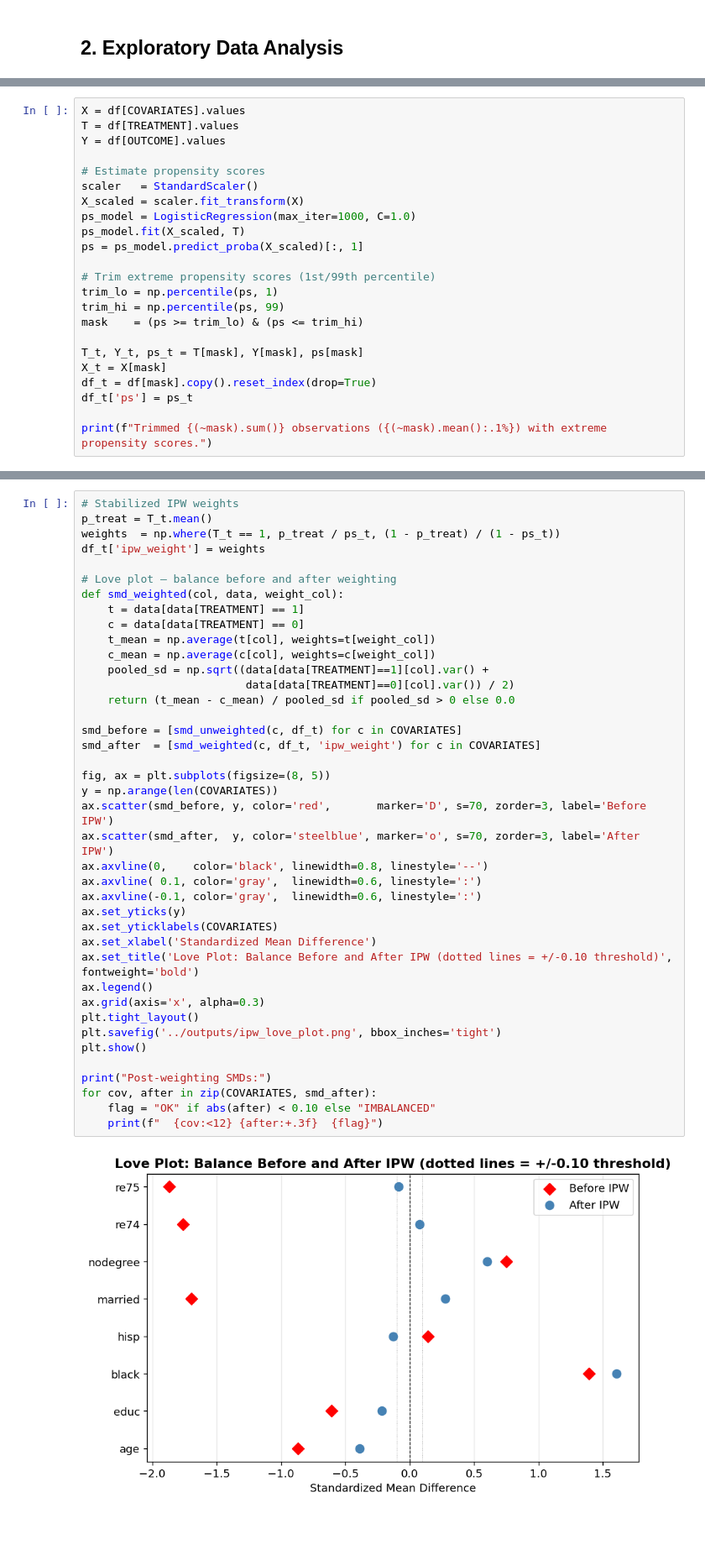
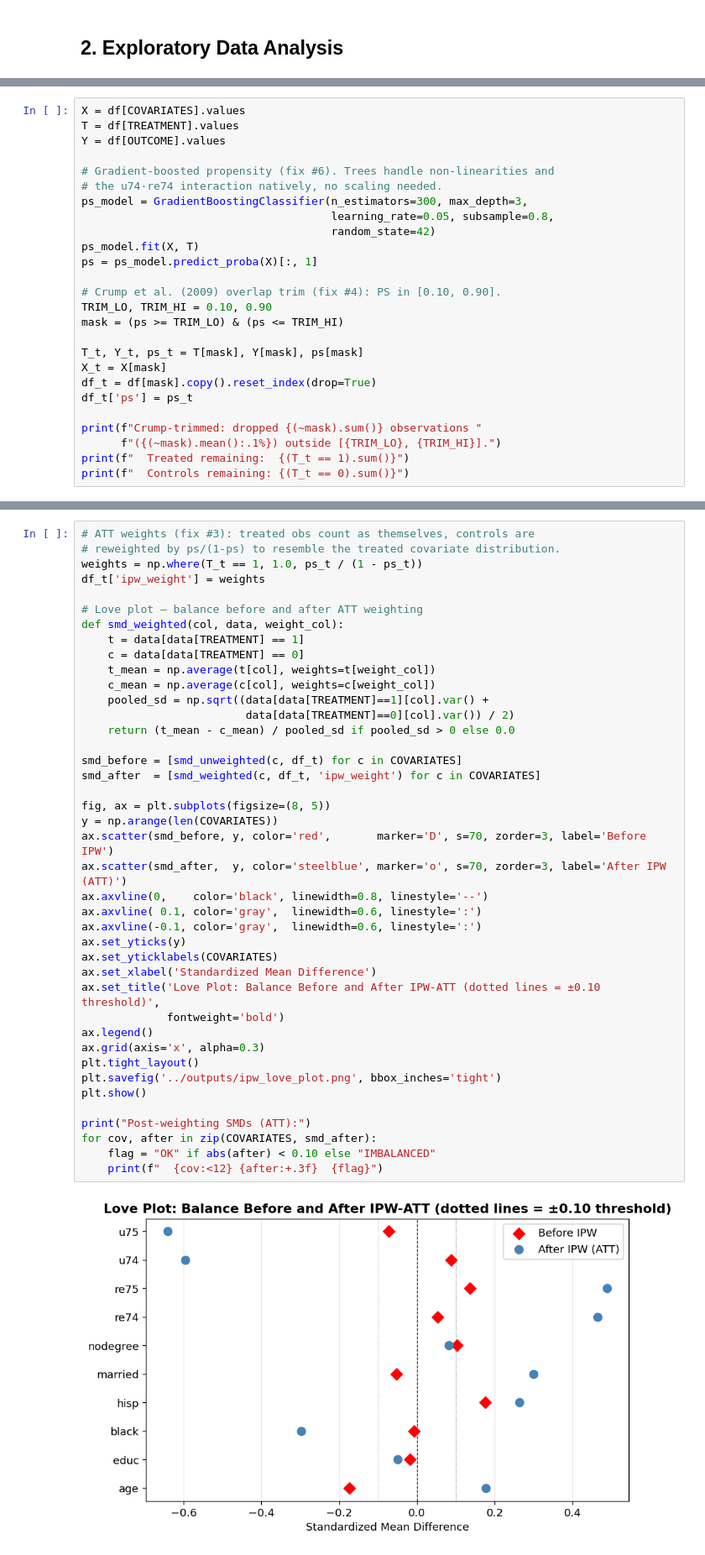
Before and after one commit to jeongyoonlee/lalonde_causal_inference_repo, a Jupyter notebook: notebooks/lalonde_causal_analysis.ipynb, the cells around one changed output, grey strips where cells are left out. Shown at 84% size. Saved outputs shown, nothing was run; the diff lists cells and outputs as text; blank space fills up the shorter version.

```diff
--- a/notebooks/lalonde_causal_analysis.ipynb
+++ b/notebooks/lalonde_causal_analysis.ipynb
@@ -123,22 +157,25 @@ X = df[COVARIATES].values
 T = df[TREATMENT].values
 Y = df[OUTCOME].values
 
-# Estimate propensity scores
-scaler   = StandardScaler()
-X_scaled = scaler.fit_transform(X)
-ps_model = LogisticRegression(max_iter=1000, C=1.0)
-ps_model.fit(X_scaled, T)
-ps = ps_model.predict_proba(X_scaled)[:, 1]
+# Gradient-boosted propensity (fix #6). Trees handle non-linearities and
+# the u74·re74 interaction natively, no scaling needed.
+ps_model = GradientBoostingClassifier(n_estimators=300, max_depth=3,
+                                      learning_rate=0.05, subsample=0.8,
+                                      random_state=42)
+ps_model.fit(X, T)
+ps = ps_model.predict_proba(X)[:, 1]
 
-# Trim extreme propensity scores (1st/99th percentile)
-trim_lo = np.percentile(ps, 1)
-trim_hi = np.percentile(ps, 99)
-mask    = (ps >= trim_lo) & (ps <= trim_hi)
+# Crump et al. (2009) overlap trim (fix #4): PS in [0.10, 0.90].
+TRIM_LO, TRIM_HI = 0.10, 0.90
+mask = (ps >= TRIM_LO) & (ps <= TRIM_HI)
 
 T_t, Y_t, ps_t = T[mask], Y[mask], ps[mask]
 X_t = X[mask]
 df_t = df[mask].copy().reset_index(drop=True)
 df_t['ps'] = ps_t
 
-print(f"Trimmed {(~mask).sum()} observations ({(~mask).mean():.1%}) with extreme propensity scores.")
+print(f"Crump-trimmed: dropped {(~mask).sum()} observations "
+      f"({(~mask).mean():.1%}) outside [{TRIM_LO}, {TRIM_HI}].")
+print(f"  Treated remaining:  {(T_t == 1).sum()}")
+print(f"  Controls remaining: {(T_t == 0).sum()}")
 # %% [output]
@@ -162,42 +202,43 @@ plt.show()
 # %%
-# Stabilized IPW weights
-p_treat = T_t.mean()
-weights  = np.where(T_t == 1, p_treat / ps_t, (1 - p_treat) / (1 - ps_t))
+# ATT weights (fix #3): treated obs count as themselves, controls are
+# reweighted by ps/(1-ps) to resemble the treated covariate distribution.
+weights = np.where(T_t == 1, 1.0, ps_t / (1 - ps_t))
 df_t['ipw_weight'] = weights
 
-# Love plot — balance before and after weighting
+# Love plot — balance before and after ATT weighting
 def smd_weighted(col, data, weight_col):
     t = data[data[TREATMENT] == 1]
     c = data[data[TREATMENT] == 0]
     t_mean = np.average(t[col], weights=t[weight_col])
     c_mean = np.average(c[col], weights=c[weight_col])
     pooled_sd = np.sqrt((data[data[TREATMENT]==1][col].var() +
                          data[data[TREATMENT]==0][col].var()) / 2)
     return (t_mean - c_mean) / pooled_sd if pooled_sd > 0 else 0.0
 
 smd_before = [smd_unweighted(c, df_t) for c in COVARIATES]
 smd_after  = [smd_weighted(c, df_t, 'ipw_weight') for c in COVARIATES]
 
 fig, ax = plt.subplots(figsize=(8, 5))
 y = np.arange(len(COVARIATES))
 ax.scatter(smd_before, y, color='red',       marker='D', s=70, zorder=3, label='Before IPW')
-ax.scatter(smd_after,  y, color='steelblue', marker='o', s=70, zorder=3, label='After IPW')
+ax.scatter(smd_after,  y, color='steelblue', marker='o', s=70, zorder=3, label='After IPW (ATT)')
 ax.axvline(0,    color='black', linewidth=0.8, linestyle='--')
 ax.axvline( 0.1, color='gray',  linewidth=0.6, linestyle=':')
 ax.axvline(-0.1, color='gray',  linewidth=0.6, linestyle=':')
 ax.set_yticks(y)
 ax.set_yticklabels(COVARIATES)
 ax.set_xlabel('Standardized Mean Difference')
-ax.set_title('Love Plot: Balance Before and After IPW (dotted lines = +/-0.10 threshold)', fontweight='bold')
+ax.set_title('Love Plot: Balance Before and After IPW-ATT (dotted lines = ±0.10 threshold)',
+             fontweight='bold')
 ax.legend()
 ax.grid(axis='x', alpha=0.3)
 plt.tight_layout()
 plt.savefig('../outputs/ipw_love_plot.png', bbox_inches='tight')
 plt.show()
 
-print("Post-weighting SMDs:")
+print("Post-weighting SMDs (ATT):")
 for cov, after in zip(COVARIATES, smd_after):
     flag = "OK" if abs(after) < 0.10 else "IMBALANCED"
     print(f"  {cov:<12} {after:+.3f}  {flag}")
 # %% [output]
-[figure, old version]
+[figure, new version]
```
Also changed, not shown: parts of 21 cells of this notebook, 2 other files.
